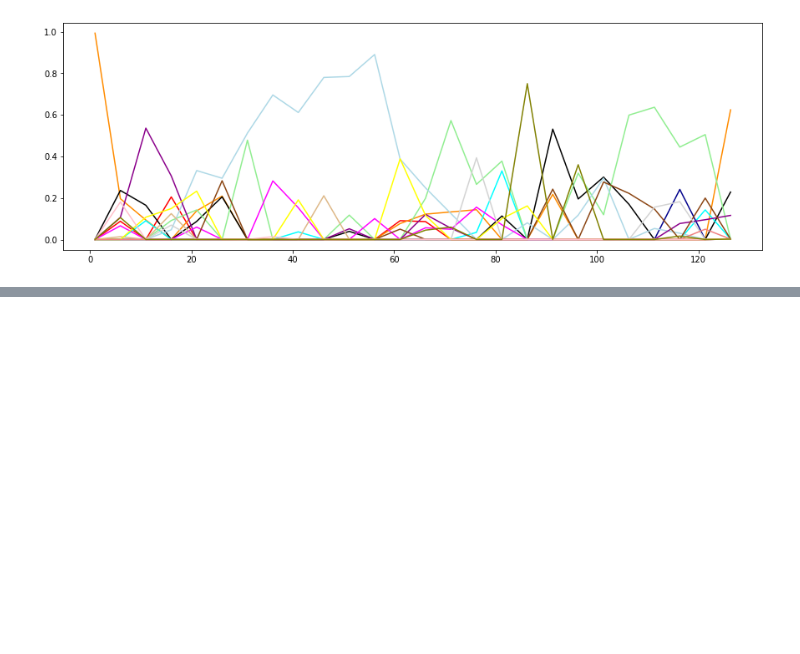
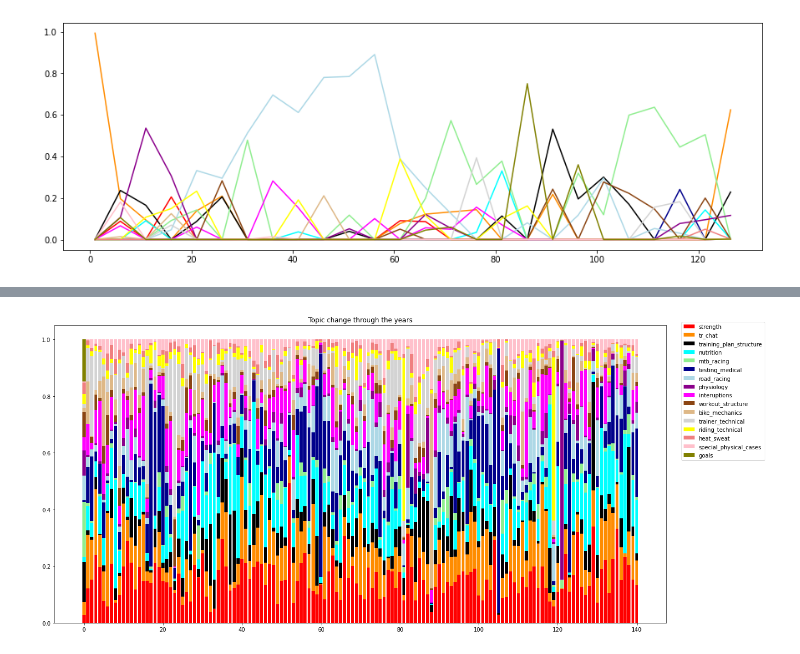
Before and after one commit to jpizzollo/NLP_Podcast, a Jupyter notebook: Topics_5min_Docs.ipynb, the cells around one changed output, grey strips where cells are left out. Drawn from its saved outputs; the diff is of its cells as text; code cells hidden in the pictures; blank space fills up the shorter version.

```diff
--- a/Topics_5min_Docs.ipynb
+++ b/Topics_5min_Docs.ipynb
@@ -336,0 +505,11 @@ for i in range(2,18):
+# %%
+# Sort episodes by date
+
+episodes_df = episodes_df.sort_values(by = 'datetime').reset_index()
+episodes_df.drop(columns='index',inplace=True)
+# %%
+# drop episodes if the transript isn't available
+
+episodes_df = episodes_df[episodes_df['episode'].isin(ep_topic_df.index)]
+episodes_df = episodes_df.reset_index()
+episodes_df = episodes_df.drop(columns='index')
@@ -336,0 +532,46 @@ for i in range(2,18):
+# %%
+# Episode cumulative topics
+cum_ep_topics = ep_topic_df.copy()
+
+for i in range(len(cum_ep_topics.columns)):
+    if i == 0:
+        cum_ep_topics[cum_ep_topics.columns[i]] = cum_ep_topics.iloc[:,i]
+    else:
+        cum_ep_topics[cum_ep_topics.columns[i]] = cum_ep_topics.iloc[:,i] + cum_ep_topics.iloc[:,i-1]
+# %%
+plt.figure(figsize=[20,10])
+colors = ['red', 'darkorange', 'black', 'cyan', 'lightgreen', 'darkblue', 'lightblue', 'darkmagenta',\
+          'magenta', 'saddlebrown', 'burlywood', 'lightgray', 'yellow', 'lightcoral', 'pink', 'olive']
+
+topic_list = ['strength','tr_chat','training_plan_structure','nutrition',\
+              'mtb_racing','testing_medical','road_racing','physiology',\
+              'interuptions','workout_structure','bike_mechanics','trainer_technical',\
+              'riding_technical','heat_sweat','special_physical_cases','goals']
+
+for episode in episodes_df.episode:
+    if episode == 'eWZVAazaDco':
+        plt.bar(episodes_df[episodes_df['episode'] == episode].index,
+                ep_topic_df.loc[episode,'strength'],
+                color=colors[0],
+                label=topic_list[0])
+
+        for i in range(1,16):
+            plt.bar(episodes_df[episodes_df['episode'] == episode].index,
+                ep_topic_df.loc[episode][i],
+                bottom=cum_ep_topics.loc[episode][i-1],
+                color=colors[i],
+                label = topic_list[i])
+    else:
+        plt.bar(episodes_df[episodes_df['episode'] == episode].index,
+                ep_topic_df.loc[episode,'strength'],
+                color=colors[0])
+
+        for i in range(1,16):
+            plt.bar(episodes_df[episodes_df['episode'] == episode].index,
+                ep_topic_df.loc[episode][i],
+                bottom=cum_ep_topics.loc[episode][i-1],
+                color=colors[i-1])
+plt.legend(bbox_to_anchor=(1.02, 1.02))
+plt.title('Topic change through the years');
+# %% [output]
+[figure, added]
```
Also changed, not shown: parts of 18 cells of this notebook.
